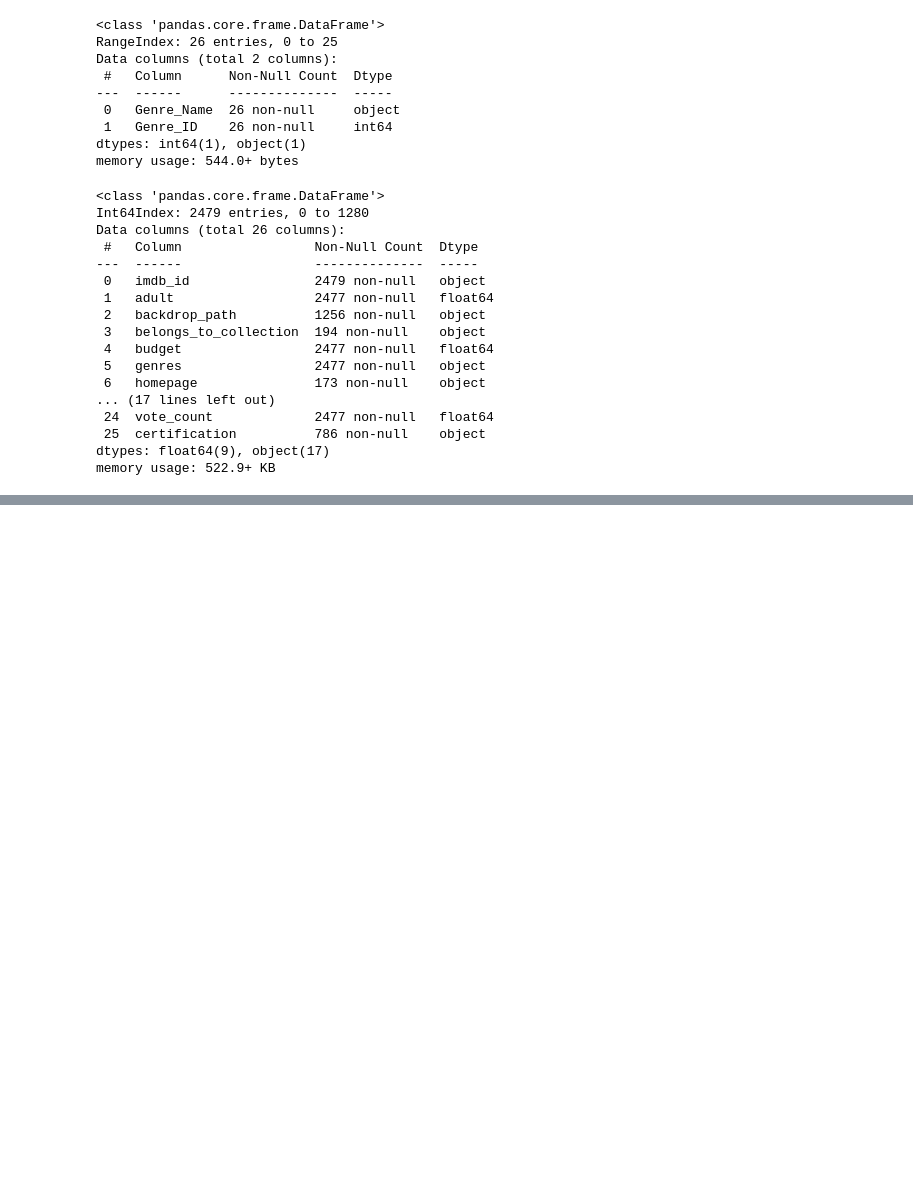
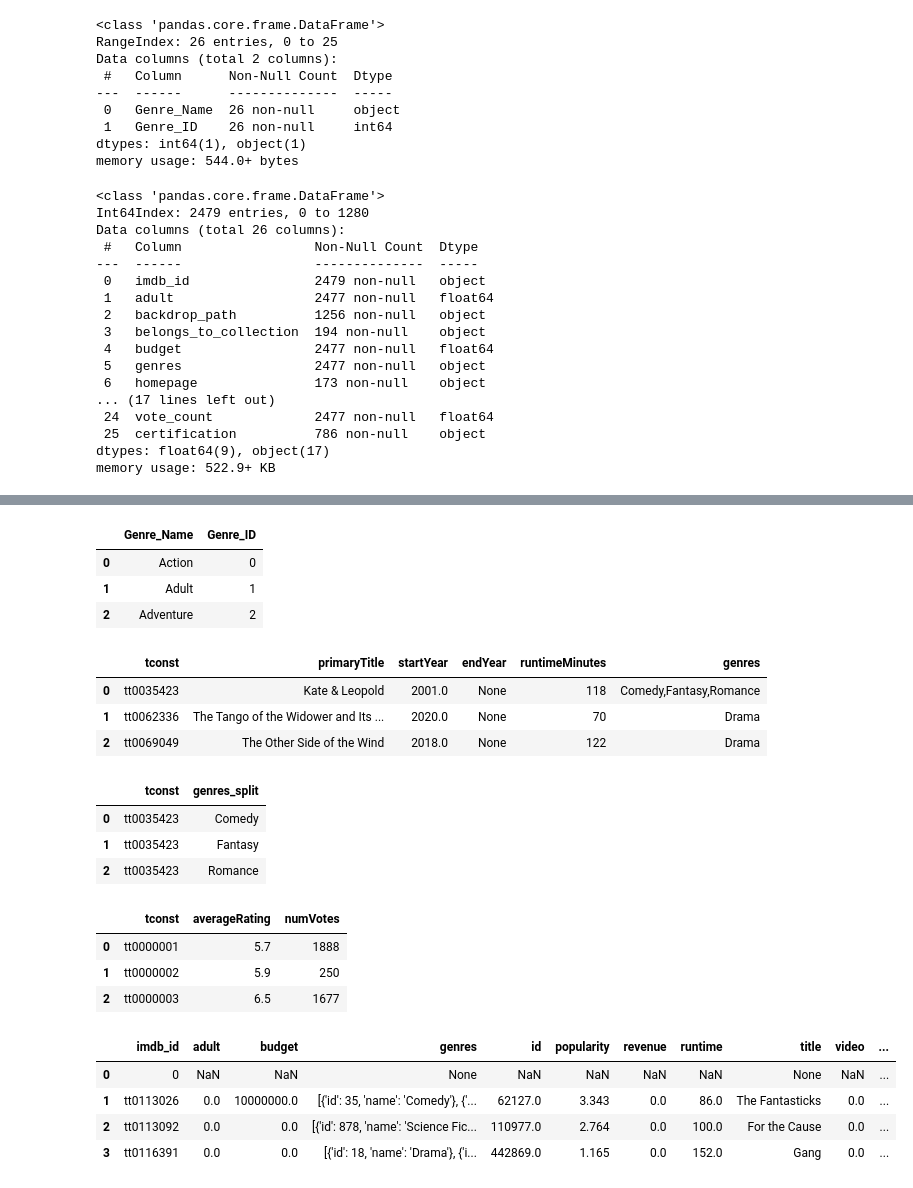
Before and after one commit to nathandhawale/Project-3, a Jupyter notebook: Project 3 Part 3.ipynb, the cells around one changed output, grey strips where cells are left out. Cells and saved outputs as stored; diff of their text form; code cells hidden in the pictures; blank space fills up the shorter version.

Commit message:
Added last table to SQL database

```diff
--- a/Project 3 Part 3.ipynb
+++ b/Project 3 Part 3.ipynb
@@ -303,0 +352,51 @@ pd.read_sql(q, engine)
+# %%
+q = """SELECT *
+FROM genres
+LIMIT 3;"""
+pd.read_sql(q, engine)
+# %% [output]
+|  | Genre_Name | Genre_ID |
+| 0 | Action | 0 |
+| 1 | Adult | 1 |
+| 2 | Adventure | 2 |
+# %%
+w = """SELECT *
+FROM title_basics
+LIMIT 3;"""
+pd.read_sql(w, engine)
+# %% [output]
+|  | tconst | primaryTitle | startYear | endYear | runtimeMinutes | genres |
+| 0 | tt0035423 | Kate & Leopold | 2001.0 | None | 118 | Comedy,Fantasy,Romance |
+| 1 | tt0062336 | The Tango of the Widower and Its ... | 2020.0 | None | 70 | Drama |
+| 2 | tt0069049 | The Other Side of the Wind | 2018.0 | None | 122 | Drama |
+# %%
+w = """SELECT *
+FROM title_genres
+LIMIT 3;"""
+pd.read_sql(w, engine)
+# %% [output]
+|  | tconst | genres_split |
+| 0 | tt0035423 | Comedy |
+| 1 | tt0035423 | Fantasy |
+| 2 | tt0035423 | Romance |
+# %%
+w = """SELECT *
+FROM title_ratings
+LIMIT 3;"""
+pd.read_sql(w, engine)
+# %% [output]
+|  | tconst | averageRating | numVotes |
+| 0 | tt0000001 | 5.7 | 1888 |
+| 1 | tt0000002 | 5.9 | 250 |
+| 2 | tt0000003 | 6.5 | 1677 |
+# %%
+w = """SELECT *
+FROM tmdb_data
+LIMIT 4;"""
+pd.read_sql(w, engine)
+# %% [output]
+|  | imdb_id | adult | budget | genres | id | popularity | revenue | runtime | title | video | ... |
+| 0 | 0 | NaN | NaN | None | NaN | NaN | NaN | NaN | None | NaN | ... |
+| 1 | tt0113026 | 0.0 | 10000000.0 | [{'id': 35, 'name': 'Comedy'}, {'... | 62127.0 | 3.343 | 0.0 | 86.0 | The Fantasticks | 0.0 | ... |
+| 2 | tt0113092 | 0.0 | 0.0 | [{'id': 878, 'name': 'Science Fic... | 110977.0 | 2.764 | 0.0 | 100.0 | For the Cause | 0.0 | ... |
+| 3 | tt0116391 | 0.0 | 0.0 | [{'id': 18, 'name': 'Drama'}, {'i... | 442869.0 | 1.165 | 0.0 | 152.0 | Gang | 0.0 | ... |
```
Also changed, not shown: parts of 5 cells of this notebook.
